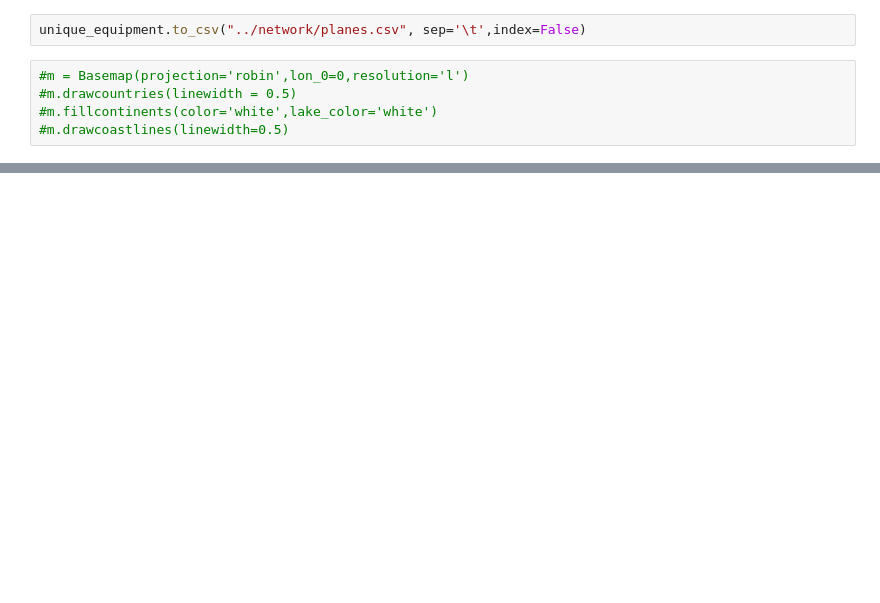
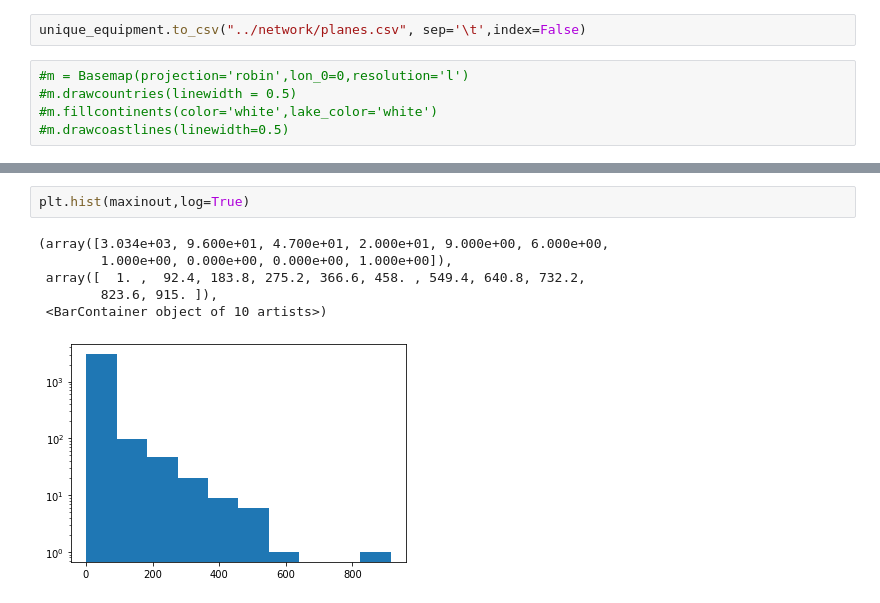
Before and after one commit to NicolaClark/TGNAP2021, a Jupyter notebook: notebooks/Main notebook.ipynb, the cells around one changed output, grey strips where cells are left out. Drawn from its saved outputs; the diff is of its cells as text; blank space fills up the shorter version.

```diff
--- a/notebooks/Main notebook.ipynb
+++ b/notebooks/Main notebook.ipynb
@@ -372,0 +402,9 @@ unique_equipment.to_csv("../network/planes.csv", sep='\t',index=False)
+# %%
+plt.hist(maxinout,log=True)
+# %% [output]
+(array([3.034e+03, 9.600e+01, 4.700e+01, 2.000e+01, 9.000e+00, 6.000e+00,
+        1.000e+00, 0.000e+00, 0.000e+00, 1.000e+00]),
+ array([  1. ,  92.4, 183.8, 275.2, 366.6, 458. , 549.4, 640.8, 732.2,
+        823.6, 915. ]),
+ <BarContainer object of 10 artists>)
+[figure, added]
```
Also changed, not shown: parts of 10 cells of this notebook, 1 other file.
